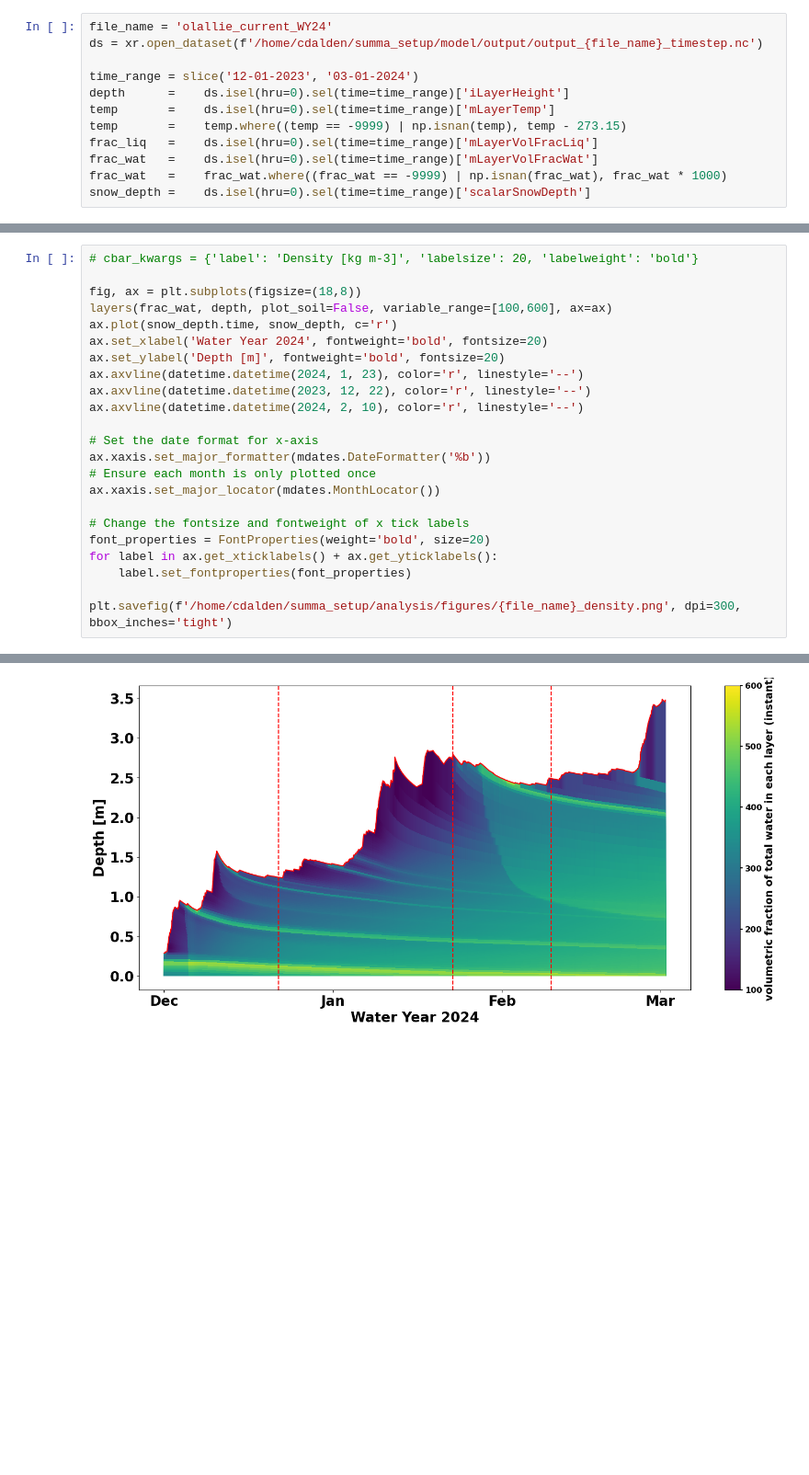
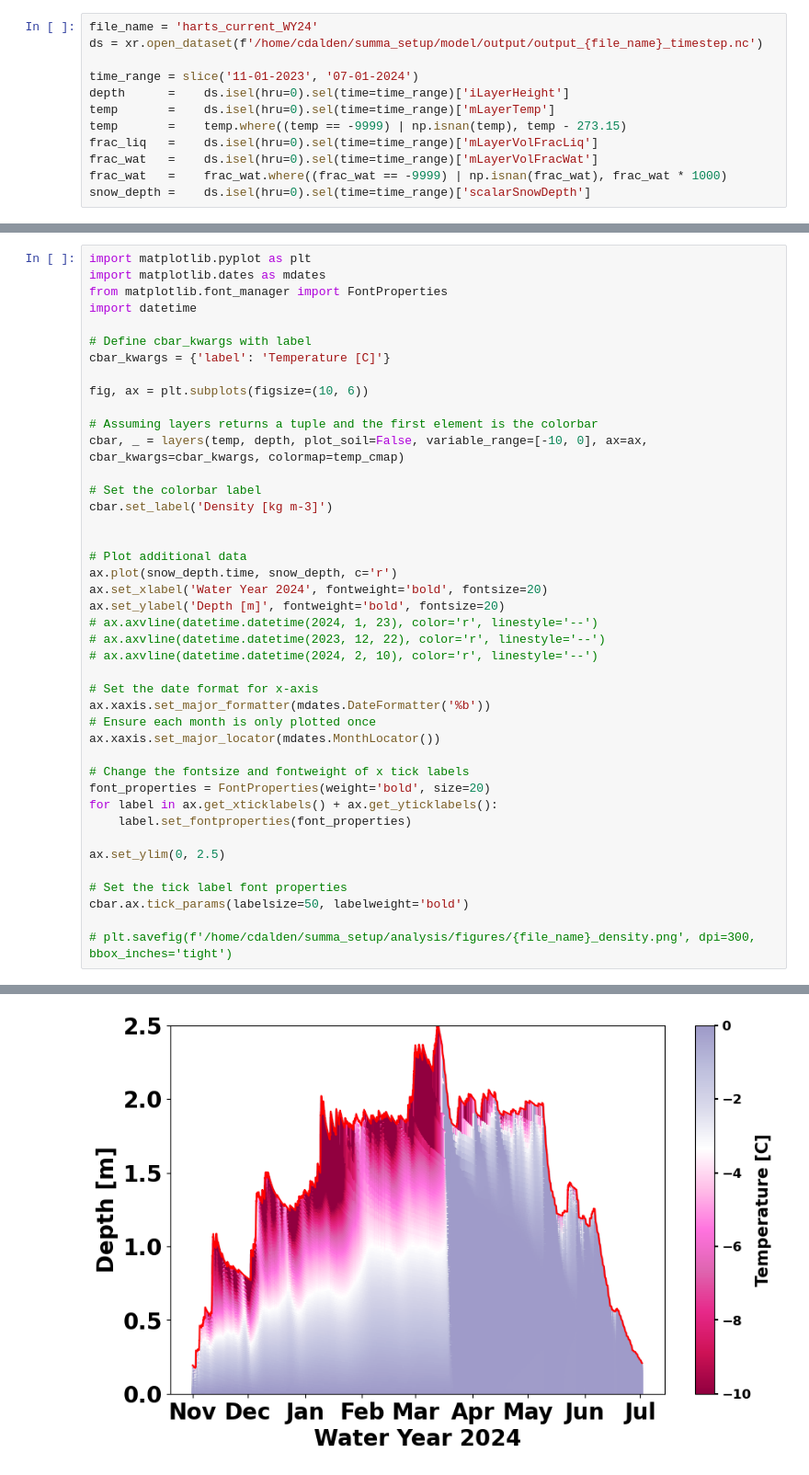
Before and after one commit to clinton-alden/summa_icelayers, a Jupyter notebook: analysis/03_liq_wat_temp.ipynb, the cells around one changed output, grey strips where cells are left out. Shown: that part at 92% size. Cells and saved outputs as stored; diff of their text form; blank space fills up the shorter version.

```diff
--- a/analysis/03_liq_wat_temp.ipynb
+++ b/analysis/03_liq_wat_temp.ipynb
@@ -152,8 +151,8 @@ ds = xr.open_dataset('/home/cdalden/summa_setup/model/output/output_olallie_curr
 # %%
-file_name = 'olallie_current_WY24'
+file_name = 'harts_current_WY24'
 ds = xr.open_dataset(f'/home/cdalden/summa_setup/model/output/output_{file_name}_timestep.nc')
 
-time_range = slice('12-01-2023', '03-01-2024')
+time_range = slice('11-01-2023', '07-01-2024')
 depth      =    ds.isel(hru=0).sel(time=time_range)['iLayerHeight']
 temp       =    ds.isel(hru=0).sel(time=time_range)['mLayerTemp']
 temp       =    temp.where((temp == -9999) | np.isnan(temp), temp - 273.15)
@@ -164,14 +213,28 @@ snow_depth =    ds.isel(hru=0).sel(time=time_range)['scalarSnowDepth']
 # %%
-# cbar_kwargs = {'label': 'Density [kg m-3]', 'labelsize': 20, 'labelweight': 'bold'}
+import matplotlib.pyplot as plt
+import matplotlib.dates as mdates
+from matplotlib.font_manager import FontProperties
+import datetime
 
-fig, ax = plt.subplots(figsize=(18,8))
-layers(frac_wat, depth, plot_soil=False, variable_range=[100,600], ax=ax)
+# Define cbar_kwargs with label
+cbar_kwargs = {'label': 'Temperature [C]'}
+
+fig, ax = plt.subplots(figsize=(10, 6))
+
+# Assuming layers returns a tuple and the first element is the colorbar
+cbar, _ = layers(temp, depth, plot_soil=False, variable_range=[-10, 0], ax=ax, cbar_kwargs=cbar_kwargs, colormap=temp_cmap)
+
+# Set the colorbar label
+cbar.set_label('Density [kg m-3]')
+
+
+# Plot additional data
 ax.plot(snow_depth.time, snow_depth, c='r')
 ax.set_xlabel('Water Year 2024', fontweight='bold', fontsize=20)
 ax.set_ylabel('Depth [m]', fontweight='bold', fontsize=20)
-ax.axvline(datetime.datetime(2024, 1, 23), color='r', linestyle='--')
-ax.axvline(datetime.datetime(2023, 12, 22), color='r', linestyle='--')
-ax.axvline(datetime.datetime(2024, 2, 10), color='r', linestyle='--')
+# ax.axvline(datetime.datetime(2024, 1, 23), color='r', linestyle='--')
+# ax.axvline(datetime.datetime(2023, 12, 22), color='r', linestyle='--')
+# ax.axvline(datetime.datetime(2024, 2, 10), color='r', linestyle='--')
 
 # Set the date format for x-axis
 ax.xaxis.set_major_formatter(mdates.DateFormatter('%b'))
@@ -183,5 +246,10 @@ font_properties = FontProperties(weight='bold', size=20)
 for label in ax.get_xticklabels() + ax.get_yticklabels():
     label.set_fontproperties(font_properties)
 
-plt.savefig(f'/home/cdalden/summa_setup/analysis/figures/{file_name}_density.png', dpi=300, bbox_inches='tight')
+ax.set_ylim(0, 2.5)
+
+# Set the tick label font properties
+cbar.ax.tick_params(labelsize=50, labelweight='bold')
+
+# plt.savefig(f'/home/cdalden/summa_setup/analysis/figures/{file_name}_density.png', dpi=300, bbox_inches='tight')
 # %% [output]
@@ -188 +257 @@ plt.savefig(f'/home/cdalden/summa_setup/analysis/figures/{file_name}_density.png
-[figure, old version]
+[figure, new version]
```
Also changed, not shown: parts of 6 cells of this notebook, 4 other files.
